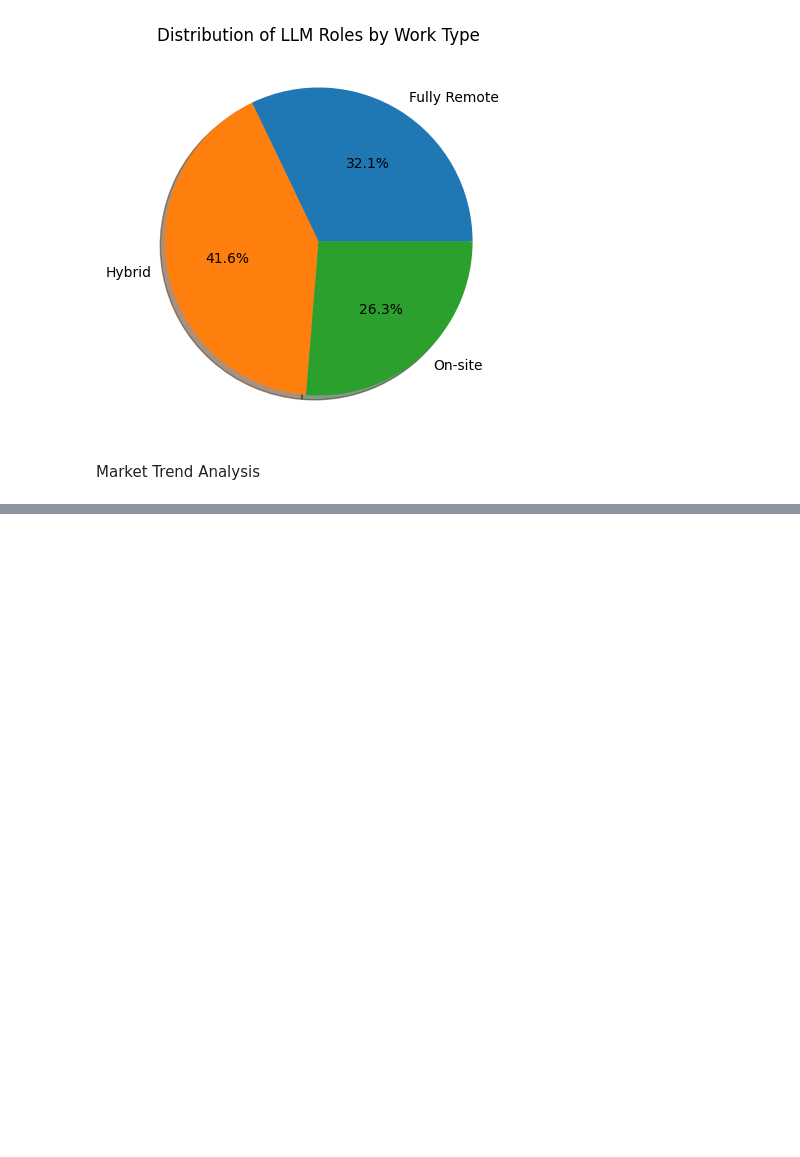
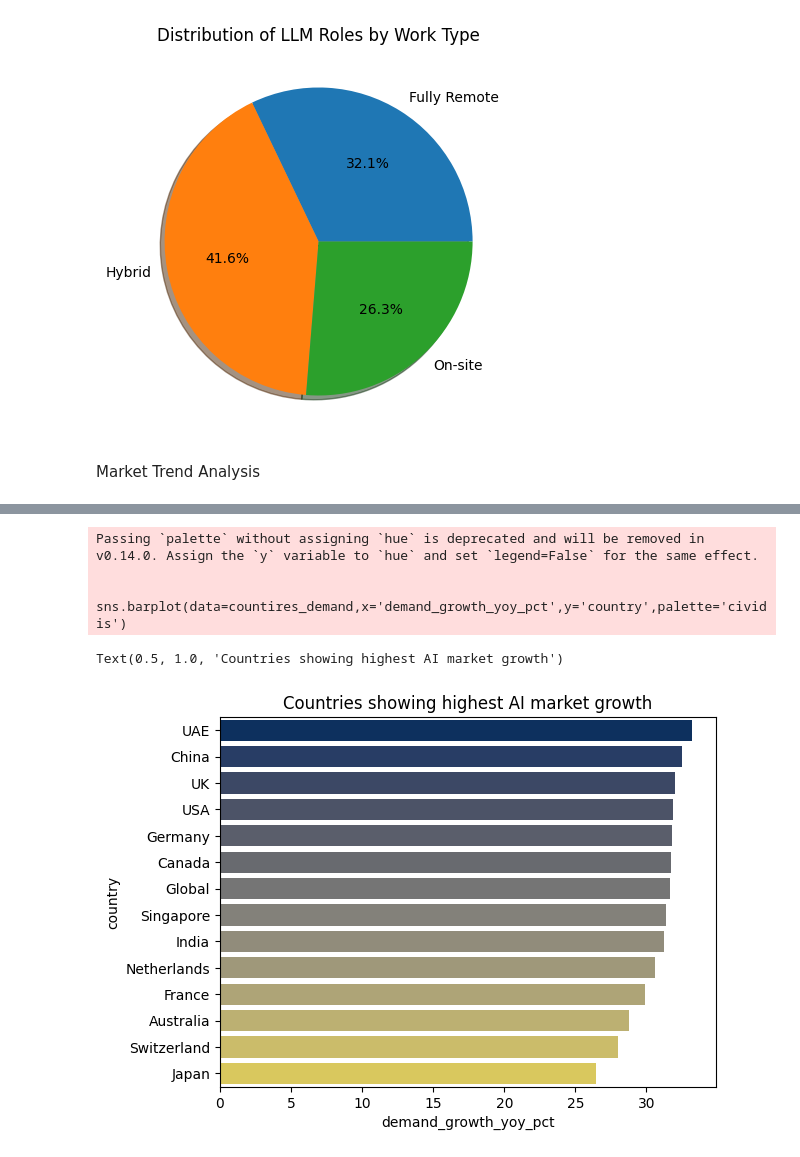
Before and after one commit to ShlokGadhave/AI-Career-Market-Insights, a Jupyter notebook: main.ipynb, the cells around one changed output, grey strips where cells are left out. Drawn from its saved outputs; the diff is of its cells as text; code cells hidden in the pictures; blank space fills up the shorter version.

Commit message:
Market Trend

```diff
--- a/main.ipynb
+++ b/main.ipynb
@@ -669,0 +717,4 @@ Market Trend Analysis
+# %%
+df.columns
+countires_demand=df.groupby('country')['demand_growth_yoy_pct'].mean().sort_values(ascending=False).reset_index()
+countires_demand
@@ -669,0 +737,9 @@ Market Trend Analysis
+# %%
+sns.barplot(data=countires_demand,x='demand_growth_yoy_pct',y='country',palette='cividis')
+plt.title('Countries showing highest AI market growth')
+# %% [output]
+Passing `palette` without assigning `hue` is deprecated and will be removed in v0.14.0. Assign the `y` variable to `hue` and set `legend=False` for the same effect.
+
+  sns.barplot(data=countires_demand,x='demand_growth_yoy_pct',y='country',palette='cividis')
+Text(0.5, 1.0, 'Countries showing highest AI market growth')
+[figure, added]
```
Also changed, not shown: parts of 14 cells of this notebook.
